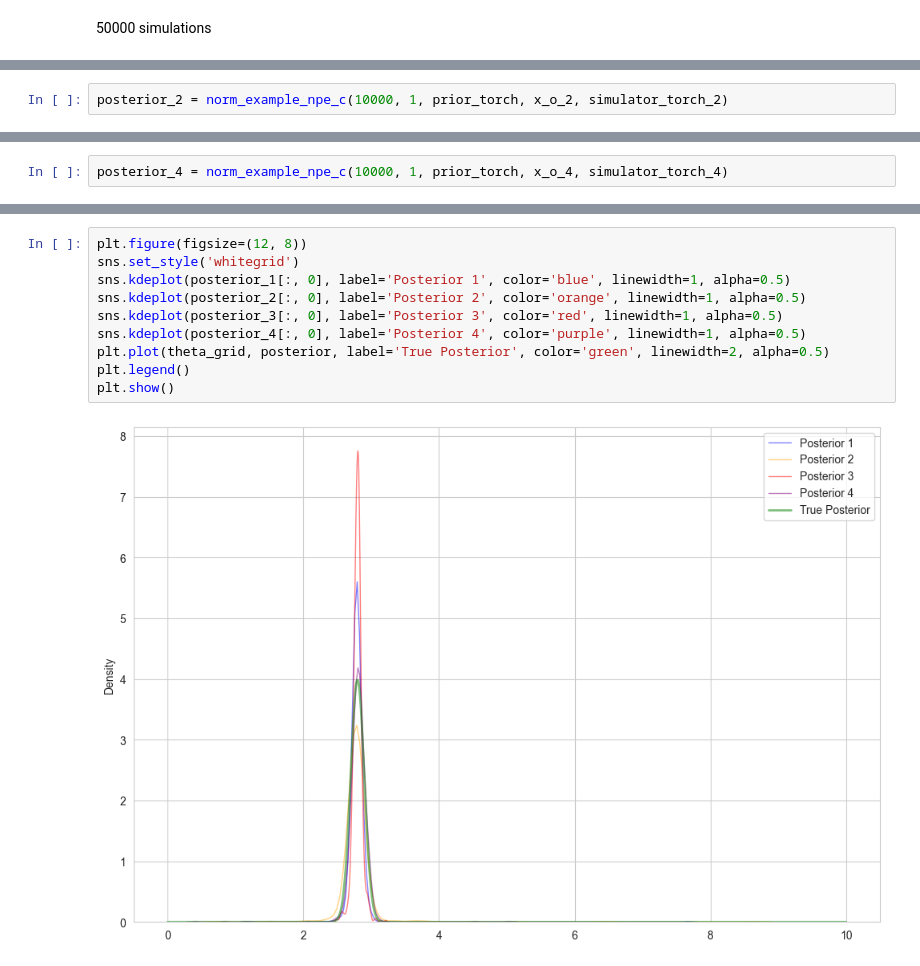
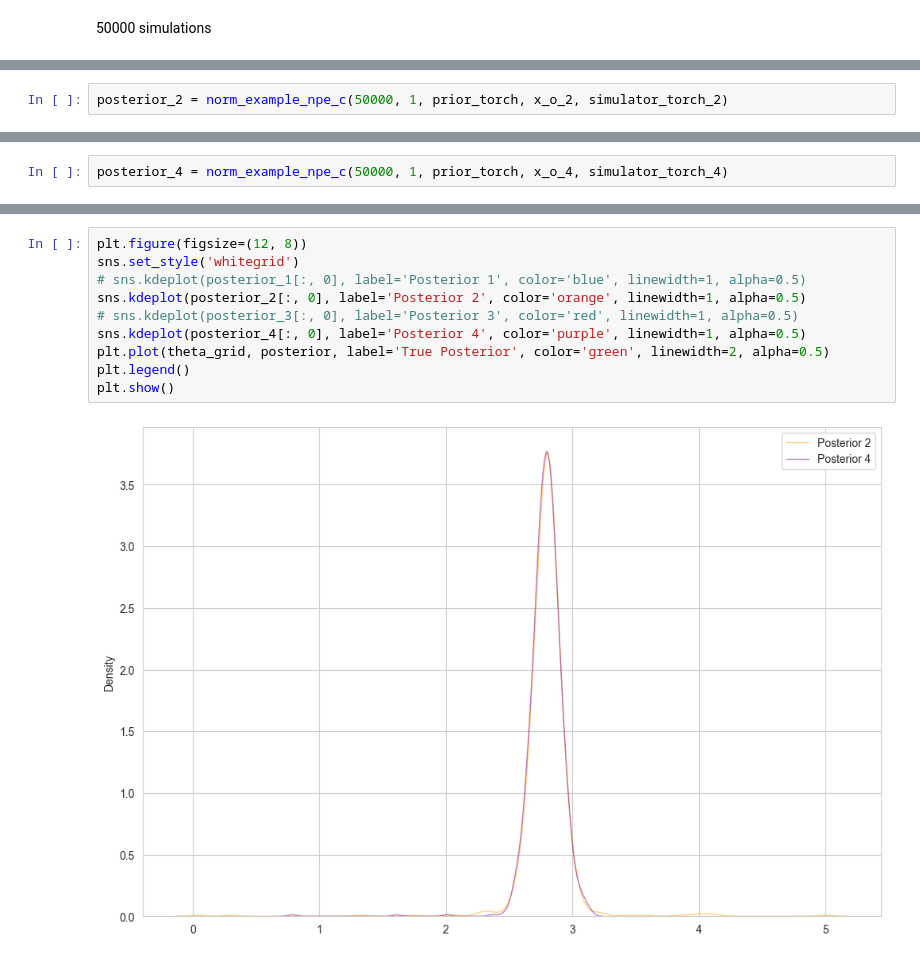
Before and after one commit to haochu-liu/likelihood-free, a Jupyter notebook: python/normal_toy/normal_toy_sbi.ipynb, the cells around one changed output, grey strips where cells are left out. Drawn from its saved outputs; the diff is of its cells as text.

```diff
--- a/python/normal_toy/normal_toy_sbi.ipynb
+++ b/python/normal_toy/normal_toy_sbi.ipynb
@@ -243,3 +283,3 @@ posterior_1 = norm_example_npe_c(10000, 1, prior_torch, x_o_1, simulator_torch_1
 # %%
-posterior_2 = norm_example_npe_c(10000, 1, prior_torch, x_o_2, simulator_torch_2)
+posterior_2 = norm_example_npe_c(50000, 1, prior_torch, x_o_2, simulator_torch_2)
 # %% [output]
@@ -251,3 +301,3 @@ posterior_3 = norm_example_npe_c(10000, 1, prior_torch, x_o_3, simulator_torch_3
 # %%
-posterior_4 = norm_example_npe_c(10000, 1, prior_torch, x_o_4, simulator_torch_4)
+posterior_4 = norm_example_npe_c(50000, 1, prior_torch, x_o_4, simulator_torch_4)
 # %% [output]
@@ -255,12 +310,12 @@ posterior_4 = norm_example_npe_c(10000, 1, prior_torch, x_o_4, simulator_torch_4
 # %%
 plt.figure(figsize=(12, 8))
 sns.set_style('whitegrid')
-sns.kdeplot(posterior_1[:, 0], label='Posterior 1', color='blue', linewidth=1, alpha=0.5)
+# sns.kdeplot(posterior_1[:, 0], label='Posterior 1', color='blue', linewidth=1, alpha=0.5)
 sns.kdeplot(posterior_2[:, 0], label='Posterior 2', color='orange', linewidth=1, alpha=0.5)
-sns.kdeplot(posterior_3[:, 0], label='Posterior 3', color='red', linewidth=1, alpha=0.5)
+# sns.kdeplot(posterior_3[:, 0], label='Posterior 3', color='red', linewidth=1, alpha=0.5)
 sns.kdeplot(posterior_4[:, 0], label='Posterior 4', color='purple', linewidth=1, alpha=0.5)
 plt.plot(theta_grid, posterior, label='True Posterior', color='green', linewidth=2, alpha=0.5)
 plt.legend()
 plt.show()
 # %% [output]
-[figure, old version]
+[figure, new version]
```
Also changed, not shown: parts of 20 cells of this notebook.
